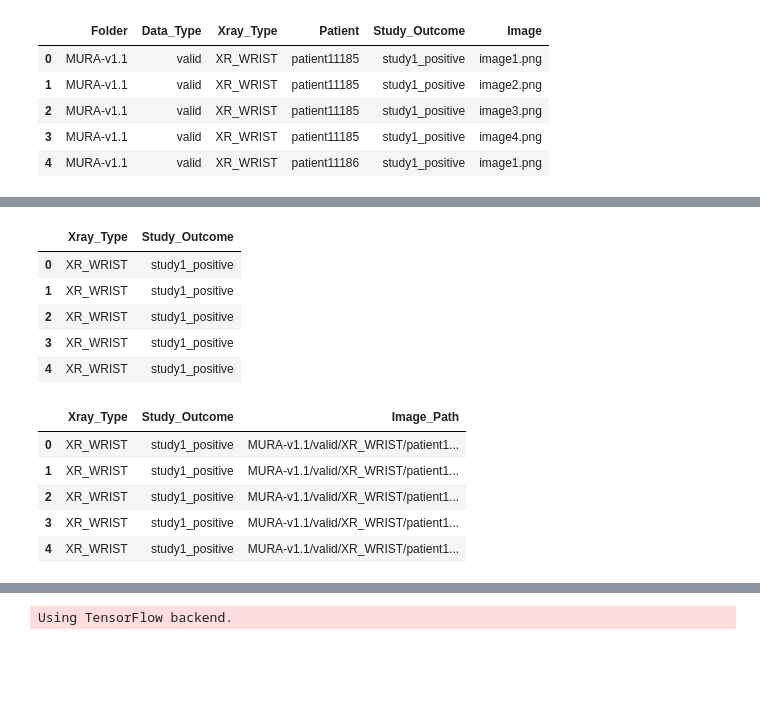
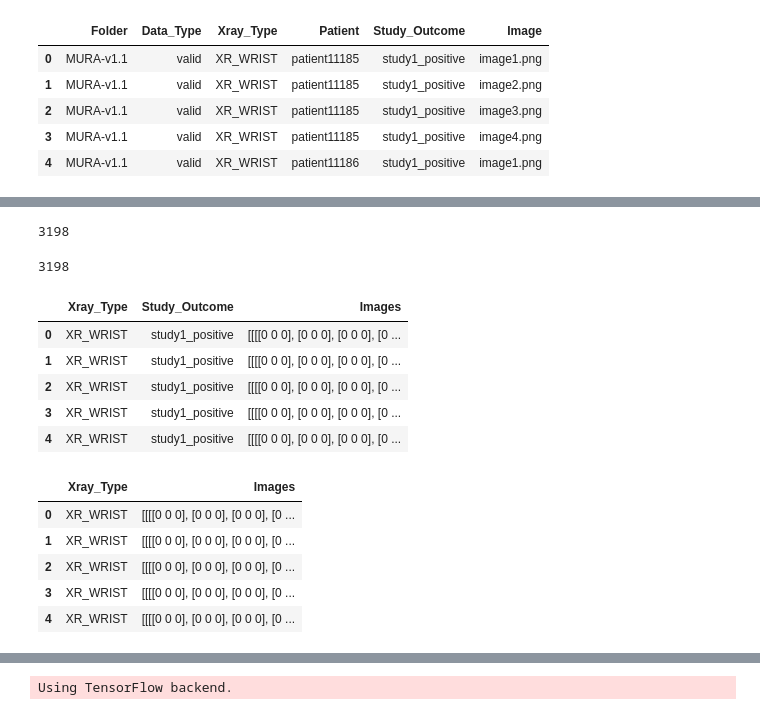
Before and after one commit to tyleralev/XRay_CNN_Project, a Jupyter notebook: CNN_Model.ipynb, the cells around one changed output, grey strips where cells are left out. Saved outputs shown, nothing was run; the diff lists cells and outputs as text; code cells hidden in the pictures; blank space fills up the shorter version.

Commit message:
updated dataframes

```diff
--- a/CNN_Model.ipynb
+++ b/CNN_Model.ipynb
@@ -34,6 +30,6 @@ plt.imshow(X_train[0,:,:], cmap=plt.cm.Greys)
 # %%
-Valid_Seperated_Results_df = pd.read_csv('Transformed_Valid_Data/valid_images_seperated.csv')
-Valid_Seperated_Results_df.head()
+Seperated_Path_df = pd.read_csv('Transformed_Valid_Data/seperated_path.csv')
+Seperated_Path_df.head()
 # %% [output]
 |  | Folder | Data_Type | Xray_Type | Patient | Study_Outcome | Image |
 | 0 | MURA-v1.1 | valid | XR_WRIST | patient11185 | study1_positive | image1.png |
@@ -43,0 +62,11 @@ Valid_Seperated_Results_df.head()
+# %%
+img_array_data = []
+
+def creating_array_img_data():
+    for path in paths:
+        img = PIL.Image.open(path_for_one)
+        img = img.resize((600,600), PIL.Image.LANCZOS)
+        img_array = np.asarray(img)
+        img_array_data.append([new_array])
+
+creating_array_img_data()
@@ -44,3 +77,4 @@ Valid_Seperated_Results_df.head()
 # %%
-Valid_Seperated_Results_df = Valid_Seperated_Results_df.drop(
-    Valid_Seperated_Results_df.columns[[0,1,3,5]], axis=1)
+raw_results_df = Seperated_Path_df.drop(
+    Seperated_Path_df.columns[[0,1,3,5]], axis=1)
+raw_results_df.head()
@@ -47,19 +88,29 @@ Valid_Seperated_Results_df = Valid_Seperated_Results_df.drop(
+# %%
+len(raw_results_df)
+# %% [output]
+3198
+# %%
+len(img_array_data)
+# %% [output]
+3198
+# %%
+raw_results_df['Images'] = img_array_data
 # %%
-Valid_Seperated_Results_df.head()
+raw_results_df.head()
 # %% [output]
-|  | Xray_Type | Study_Outcome |
-| 0 | XR_WRIST | study1_positive |
-| 1 | XR_WRIST | study1_positive |
-| 2 | XR_WRIST | study1_positive |
-| 3 | XR_WRIST | study1_positive |
-| 4 | XR_WRIST | study1_positive |
+|  | Xray_Type | Study_Outcome | Images |
+| 0 | XR_WRIST | study1_positive | [[[[0 0 0], [0 0 0], [0 0 0], [0 ... |
+| 1 | XR_WRIST | study1_positive | [[[[0 0 0], [0 0 0], [0 0 0], [0 ... |
+| 2 | XR_WRIST | study1_positive | [[[[0 0 0], [0 0 0], [0 0 0], [0 ... |
+| 3 | XR_WRIST | study1_positive | [[[[0 0 0], [0 0 0], [0 0 0], [0 ... |
+| 4 | XR_WRIST | study1_positive | [[[[0 0 0], [0 0 0], [0 0 0], [0 ... |
-# %%
-XRay_Study_df = Valid_Seperated_Results_df.join(Image_Paths_df)
-XRay_Study_df.head()
-# %% [output]
-|  | Xray_Type | Study_Outcome | Image_Path |
-| 0 | XR_WRIST | study1_positive | MURA-v1.1/valid/XR_WRIST/patient1... |
-| 1 | XR_WRIST | study1_positive | MURA-v1.1/valid/XR_WRIST/patient1... |
-| 2 | XR_WRIST | study1_positive | MURA-v1.1/valid/XR_WRIST/patient1... |
-| 3 | XR_WRIST | study1_positive | MURA-v1.1/valid/XR_WRIST/patient1... |
-| 4 | XR_WRIST | study1_positive | MURA-v1.1/valid/XR_WRIST/patient1... |
+# %%
+body_part_df = raw_results_df.drop(['Study_Outcome'], axis=1)
+body_part_df.head()
+# %% [output]
+|  | Xray_Type | Images |
+| 0 | XR_WRIST | [[[[0 0 0], [0 0 0], [0 0 0], [0 ... |
+| 1 | XR_WRIST | [[[[0 0 0], [0 0 0], [0 0 0], [0 ... |
+| 2 | XR_WRIST | [[[[0 0 0], [0 0 0], [0 0 0], [0 ... |
+| 3 | XR_WRIST | [[[[0 0 0], [0 0 0], [0 0 0], [0 ... |
+| 4 | XR_WRIST | [[[[0 0 0], [0 0 0], [0 0 0], [0 ... |
```
Also changed, not shown: parts of 12 cells of this notebook, 1 other file.
